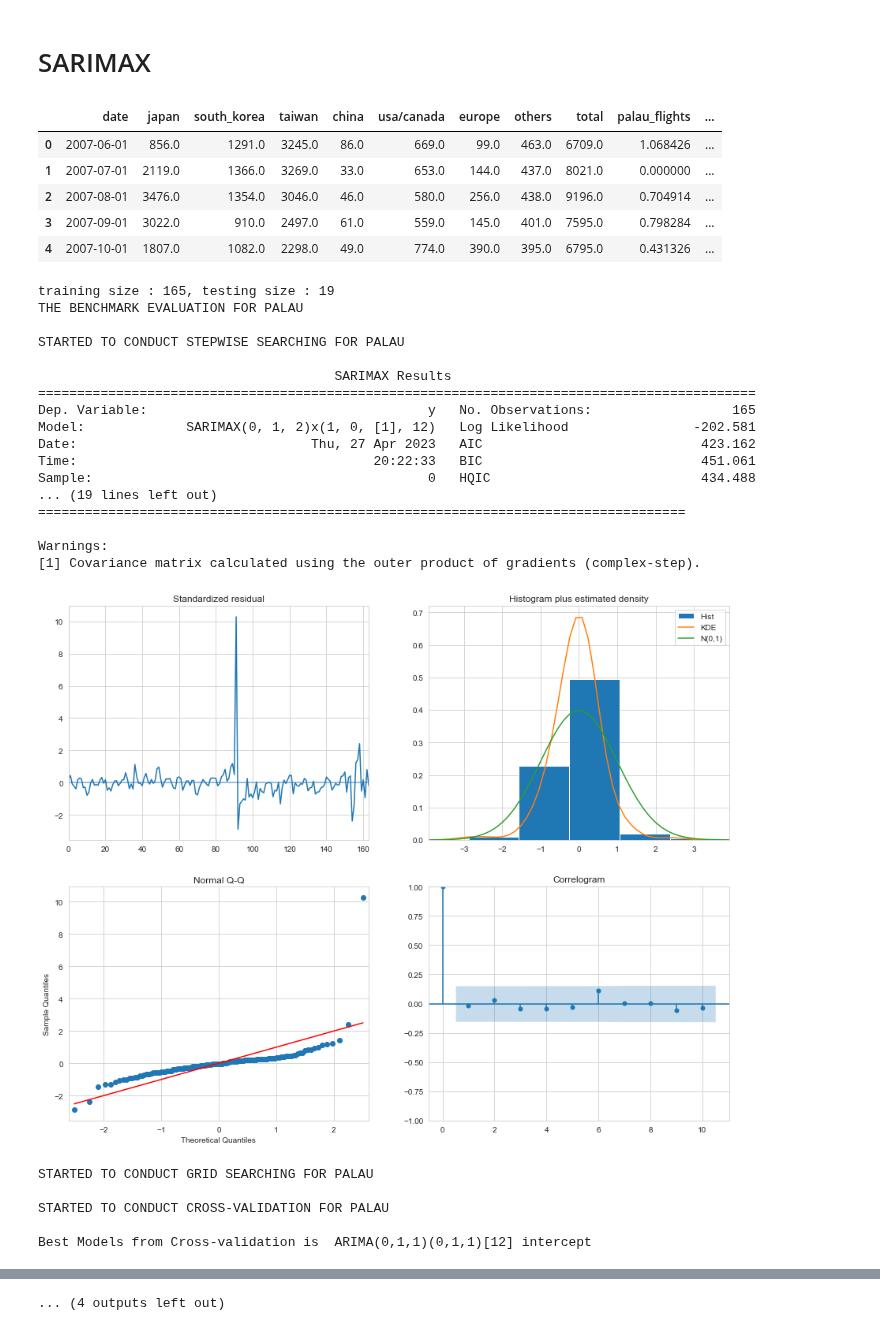
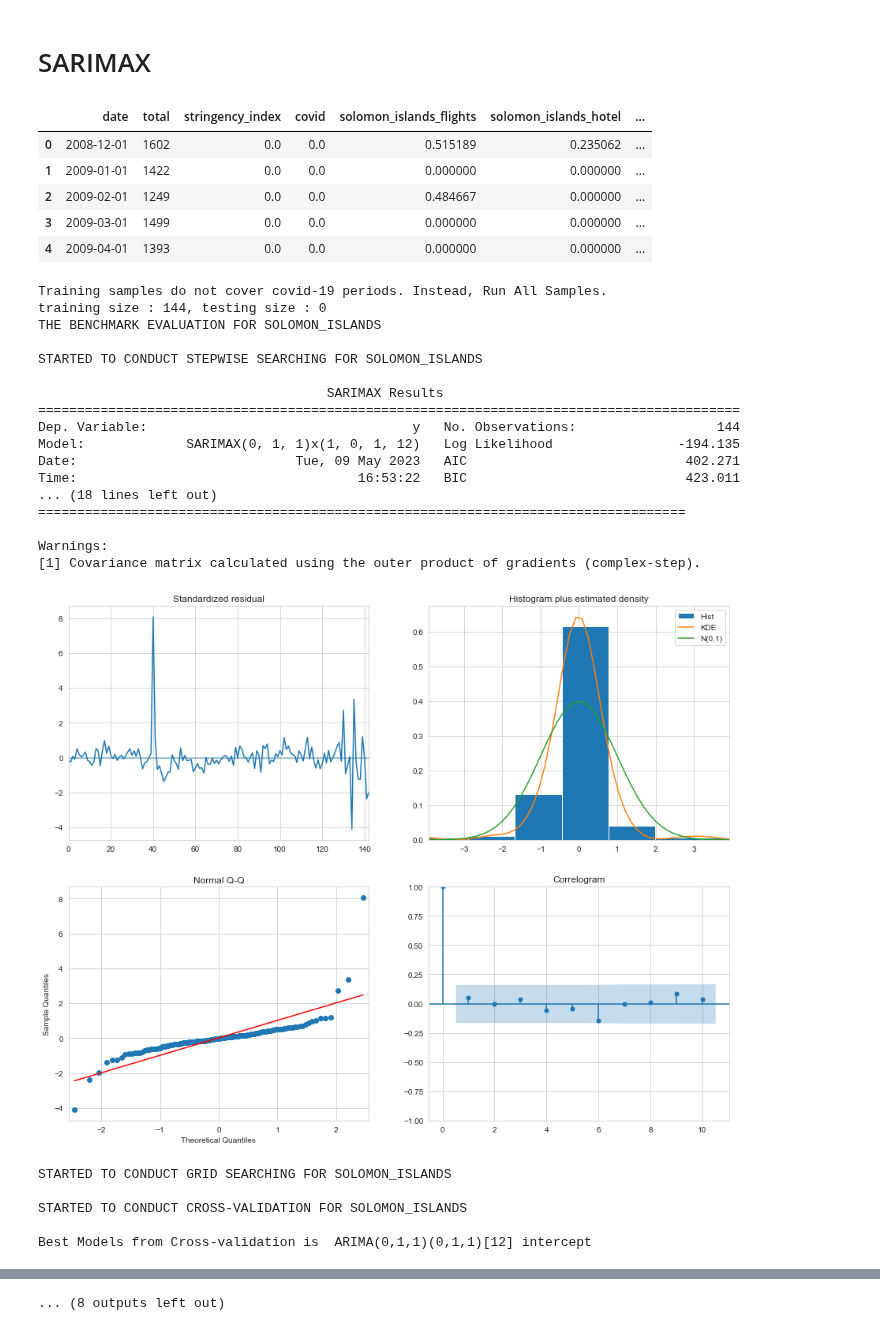
Before and after one commit to worldbank/pacific-observatory, a Jupyter notebook: docs/tourism/utsa_display.ipynb, the cells around one changed output, grey strips where cells are left out. Cells and saved outputs as stored; diff of their text form; code cells hidden in the pictures.

```diff
--- a/docs/tourism/utsa_display.ipynb
+++ b/docs/tourism/utsa_display.ipynb
@@ -24,7 +24,7 @@ from scripts.python.tsa.ts_eval import *
 import warnings
 warnings.filterwarnings('ignore')
 # %%
-countries = ["palau", "samoa", "vanuatu"]
+countries = ["solomon_islands", "palau", "samoa", "vanuatu",]
 # Set parameter range
 p, d, q = range(0, 3), range(0, 2), range(0, 3)
 P, D, Q, s = range(0, 3), range(0, 2), range(0, 3), [12]
@@ -44,6 +44,9 @@ for country in countries:
                           training_ratio=0.9,
                           verbose=False)
     mod.read_and_merge()
+    display(mod.data.head(5))
+
+
     mod.transform()
     print(f"The Benchmark Evaluation for {country}".upper(), "\n")
     mod.get_benchmark_evaluation()
@@ -76,58 +79,61 @@ for country in countries:
         best_cv_idx = np.argmin(mod_cv_comp["avg_error"])
         print(
             f"Best Models from Cross-validation is {cv_models[best_cv_idx]}", "\n")
 
         if best_cv_idx > 0:
             best_mod = mod_msres[best_cv_idx-1][0]
             best_mod_pred = mod.get_prediction_df(
                 best_mod, mod.test_size, mod.exog[-mod.test_size:])
+
         lower = mod.data["total"].min() - 1
         upper = mod.data["total"].max() + 1
-
         for col_idx, col in enumerate(best_mod_pred.columns):
             for row_idx, _ in enumerate(best_mod_pred[col]):
                 best_mod_pred.iloc[row_idx, col_idx] = mod.inverse_scaledlogit(
                     best_mod_pred.iloc[row_idx, col_idx], upper, lower)
 
-        # Merge the prediction with
+        # Merge the prediction with actual values
         best_mod_pred.columns.name = None
         best_mod_pred = pd.concat(
             [mod.data[["date", "total"]], best_mod_pred], axis=1)
 
-        #
-        pred_series = (best_mod_pred["train_pred"].fillna(0)
-                       + best_mod_pred["test_pred"].fillna(0))
+        if mod.test_size != 0:
+            pred_series = (best_mod_pred["train_pred"].fillna(0)
+                           + best_mod_pred["test_pred"].fillna(0))
+        else:
+            pred_series = best_mod_pred["train_pred"]
+
         mod_eval = (pd.DataFrame(calculate_evaluation(
             best_mod_pred["total"], pred_series), index=["SARIMAX"]))
         mod_eval = pd.concat([mod.benchmark, mod_eval], axis=0)
         display(mod_eval)
 # %% [output]
-|  | date | japan | south_korea | taiwan | china | usa/canada | europe | others | total | palau_flights | ... |
-| 0 | 2007-06-01 | 856.0 | 1291.0 | 3245.0 | 86.0 | 669.0 | 99.0 | 463.0 | 6709.0 | 1.068426 | ... |
-| 1 | 2007-07-01 | 2119.0 | 1366.0 | 3269.0 | 33.0 | 653.0 | 144.0 | 437.0 | 8021.0 | 0.000000 | ... |
-| 2 | 2007-08-01 | 3476.0 | 1354.0 | 3046.0 | 46.0 | 580.0 | 256.0 | 438.0 | 9196.0 | 0.704914 | ... |
-| 3 | 2007-09-01 | 3022.0 | 910.0 | 2497.0 | 61.0 | 559.0 | 145.0 | 401.0 | 7595.0 | 0.798284 | ... |
-| 4 | 2007-10-01 | 1807.0 | 1082.0 | 2298.0 | 49.0 | 774.0 | 390.0 | 395.0 | 6795.0 | 0.431326 | ... |
+|  | date | total | stringency_index | covid | solomon_islands_flights | solomon_islands_hotel | ... |
+| 0 | 2008-12-01 | 1602 | 0.0 | 0.0 | 0.515189 | 0.235062 | ... |
+| 1 | 2009-01-01 | 1422 | 0.0 | 0.0 | 0.000000 | 0.000000 | ... |
+| 2 | 2009-02-01 | 1249 | 0.0 | 0.0 | 0.484667 | 0.000000 | ... |
+| 3 | 2009-03-01 | 1499 | 0.0 | 0.0 | 0.000000 | 0.000000 | ... |
+| 4 | 2009-04-01 | 1393 | 0.0 | 0.0 | 0.000000 | 0.000000 | ... |
-training size : 165, testing size : 19
-THE BENCHMARK EVALUATION FOR PALAU
+Training samples do not cover covid-19 periods. Instead, Run All Samples.
+training size : 144, testing size : 0
+THE BENCHMARK EVALUATION FOR SOLOMON_ISLANDS
 
-STARTED TO CONDUCT STEPWISE SEARCHING FOR PALAU
+STARTED TO CONDUCT STEPWISE SEARCHING FOR SOLOMON_ISLANDS
 
-                                      SARIMAX Results
-============================================================================================
-Dep. Variable:                                    y   No. Observations:                  165
-Model:             SARIMAX(0, 1, 2)x(1, 0, [1], 12)   Log Likelihood                -202.581
-Date:                              Thu, 27 Apr 2023   AIC                            423.162
-Time:                                      20:22:33   BIC                            451.061
-Sample:                                           0   HQIC                           434.488
-... (19 lines left out)
+                                     SARIMAX Results
+==========================================================================================
+Dep. Variable:                                  y   No. Observations:                  144
+Model:             SARIMAX(0, 1, 1)x(1, 0, 1, 12)   Log Likelihood                -194.135
+Date:                            Tue, 09 May 2023   AIC                            402.271
+Time:                                    16:53:22   BIC                            423.011
+... (18 lines left out)
 ===================================================================================
 
 Warnings:
 [1] Covariance matrix calculated using the outer product of gradients (complex-step).
-[figure, old version]
+[figure, new version]
-STARTED TO CONDUCT GRID SEARCHING FOR PALAU
+STARTED TO CONDUCT GRID SEARCHING FOR SOLOMON_ISLANDS
 
-STARTED TO CONDUCT CROSS-VALIDATION FOR PALAU
+STARTED TO CONDUCT CROSS-VALIDATION FOR SOLOMON_ISLANDS
 
 Best Models from Cross-validation is  ARIMA(0,1,1)(0,1,1)[12] intercept
@@ -180 +203 @@ Best Models from Cross-validation is  ARIMA(2,0,2)(2,1,0)[12] intercept
-... (4 outputs left out)
+... (8 outputs left out)
```
Also changed, not shown: parts of 1 cell of this notebook, 52 other files.
